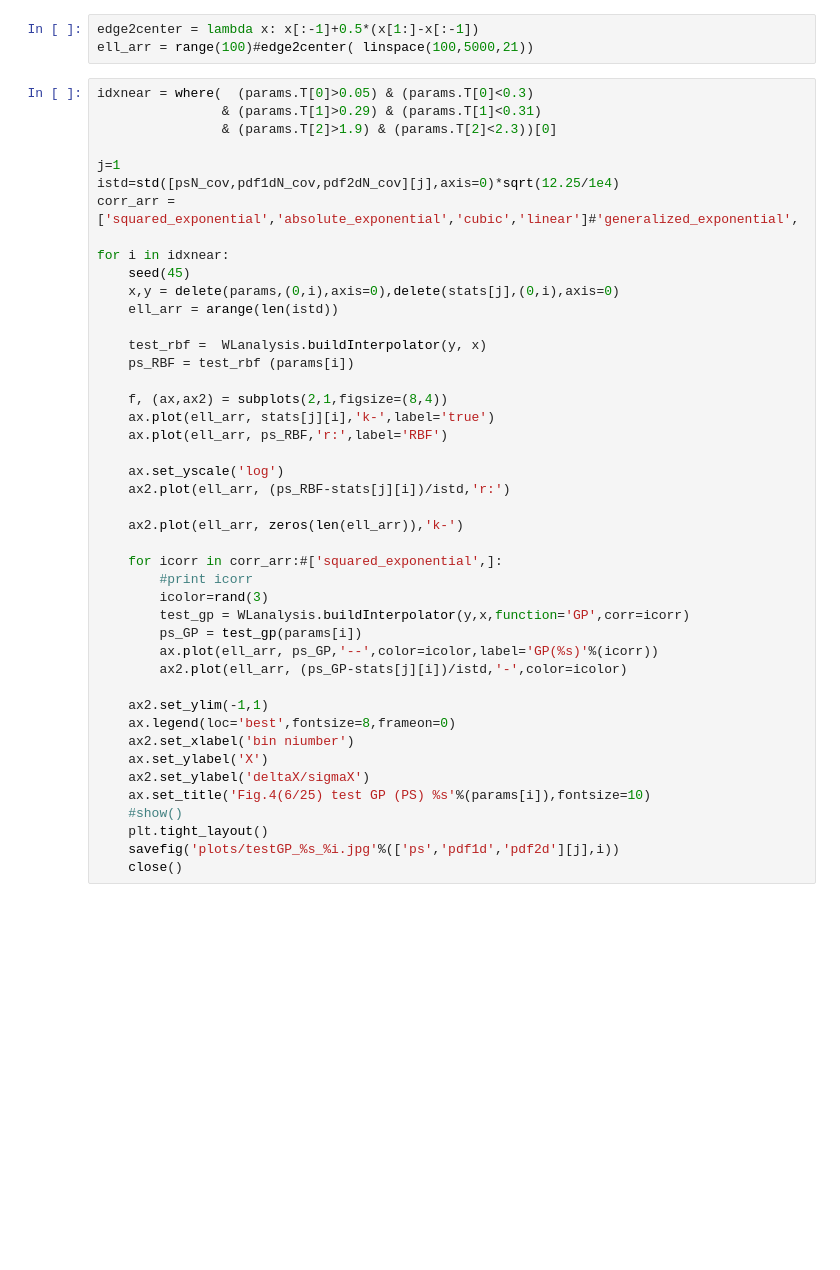
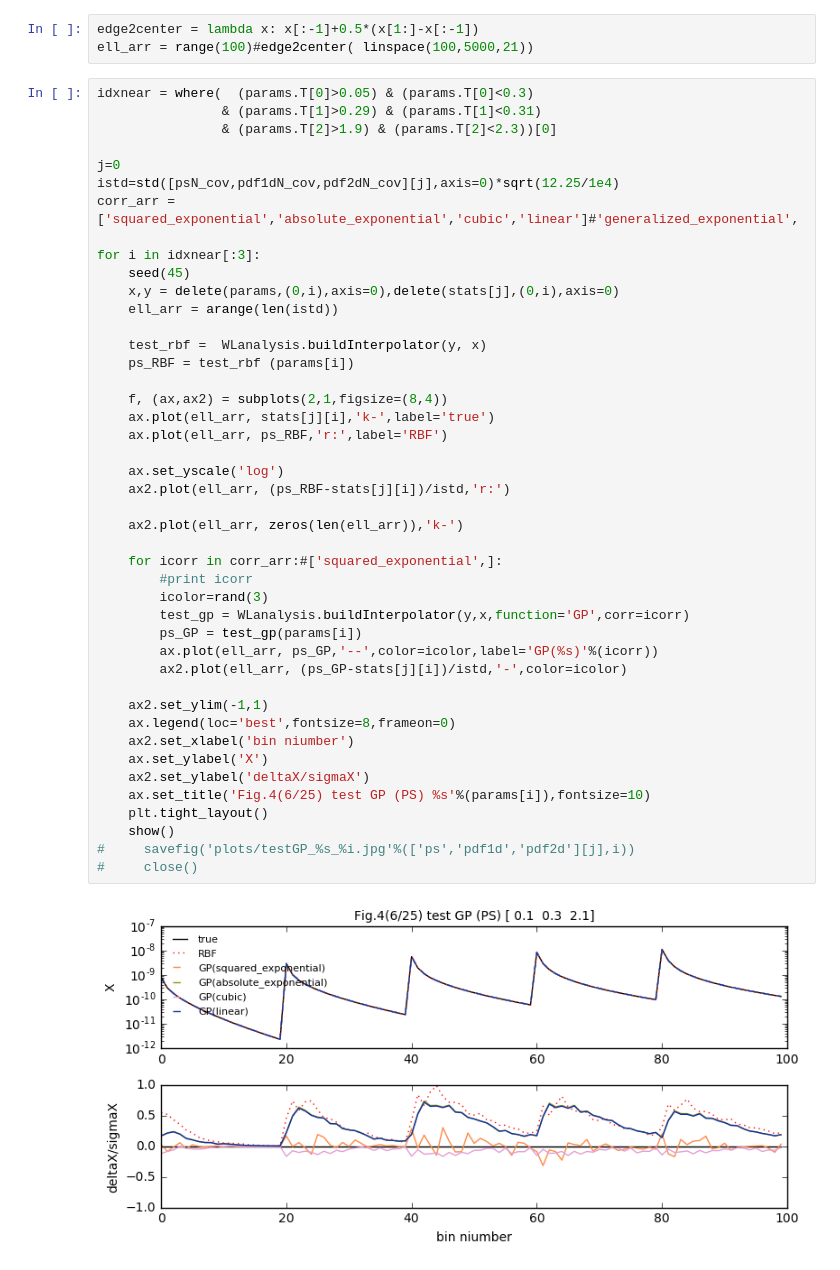
Before and after one commit to liuxx479/PDFs, a Jupyter notebook: likelihood.ipynb, the cells around one changed output. Saved outputs shown, nothing was run; the diff lists cells and outputs as text; blank space fills up the shorter version.

```diff
--- a/likelihood.ipynb
+++ b/likelihood.ipynb
@@ -295,42 +283,44 @@ idxnear = where(  (params.T[0]>0.05) & (params.T[0]<0.3)
                 & (params.T[1]>0.29) & (params.T[1]<0.31)
                 & (params.T[2]>1.9) & (params.T[2]<2.3))[0]
 
-j=1
+j=0
 istd=std([psN_cov,pdf1dN_cov,pdf2dN_cov][j],axis=0)*sqrt(12.25/1e4)
 corr_arr = ['squared_exponential','absolute_exponential','cubic','linear']#'generalized_exponential',
 
-for i in idxnear:
+for i in idxnear[:3]:
     seed(45)
     x,y = delete(params,(0,i),axis=0),delete(stats[j],(0,i),axis=0)
     ell_arr = arange(len(istd))
 
     test_rbf =  WLanalysis.buildInterpolator(y, x)
     ps_RBF = test_rbf (params[i])
 
     f, (ax,ax2) = subplots(2,1,figsize=(8,4))
     ax.plot(ell_arr, stats[j][i],'k-',label='true')
     ax.plot(ell_arr, ps_RBF,'r:',label='RBF')
 
     ax.set_yscale('log')
     ax2.plot(ell_arr, (ps_RBF-stats[j][i])/istd,'r:')
 
     ax2.plot(ell_arr, zeros(len(ell_arr)),'k-')
 
     for icorr in corr_arr:#['squared_exponential',]:
         #print icorr
         icolor=rand(3)
         test_gp = WLanalysis.buildInterpolator(y,x,function='GP',corr=icorr)
         ps_GP = test_gp(params[i])
         ax.plot(ell_arr, ps_GP,'--',color=icolor,label='GP(%s)'%(icorr))
         ax2.plot(ell_arr, (ps_GP-stats[j][i])/istd,'-',color=icolor)
 
     ax2.set_ylim(-1,1)
     ax.legend(loc='best',fontsize=8,frameon=0)
     ax2.set_xlabel('bin niumber')
     ax.set_ylabel('X')
     ax2.set_ylabel('deltaX/sigmaX')
     ax.set_title('Fig.4(6/25) test GP (PS) %s'%(params[i]),fontsize=10)
-    #show()
     plt.tight_layout()
-    savefig('plots/testGP_%s_%i.jpg'%(['ps','pdf1d','pdf2d'][j],i))
-    close()
+    show()
+#     savefig('plots/testGP_%s_%i.jpg'%(['ps','pdf1d','pdf2d'][j],i))
+#     close()
+# %% [output]
+[figure, added]
```
Also changed, not shown: parts of 16 cells of this notebook.
